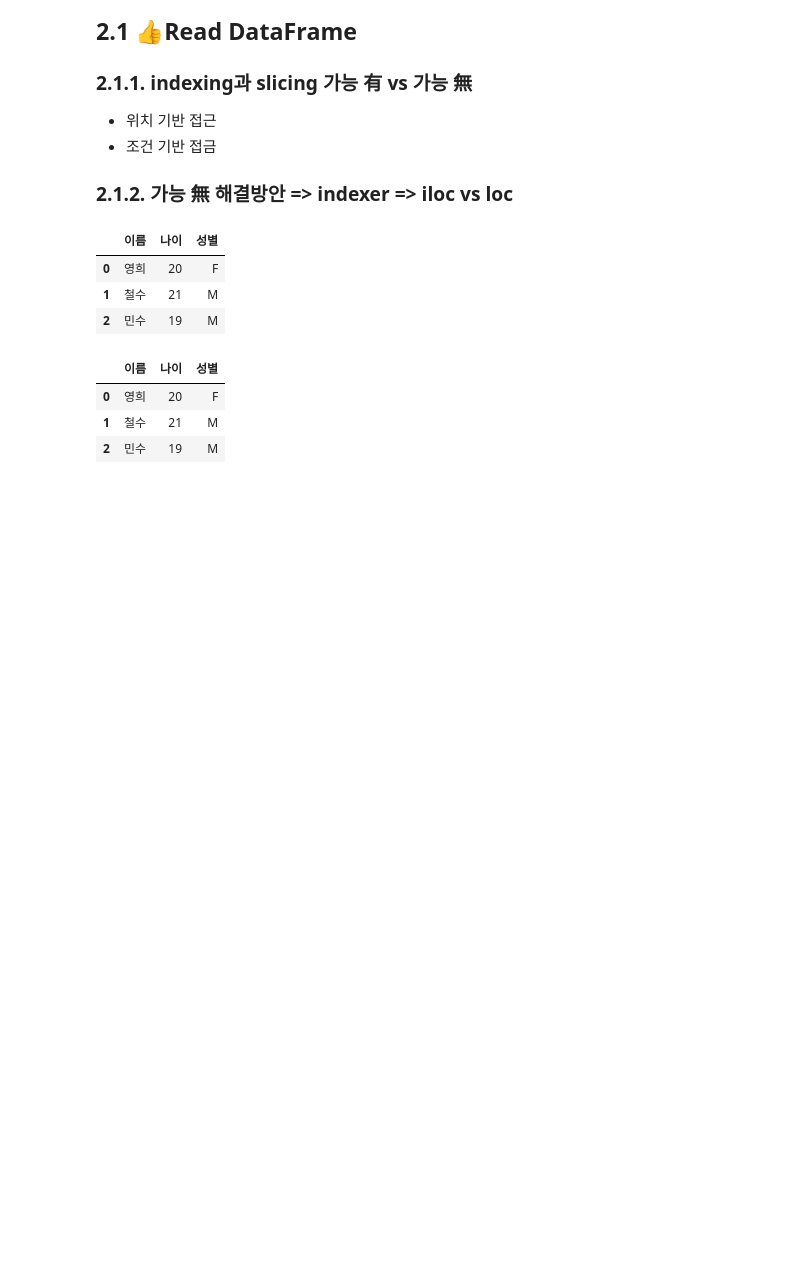
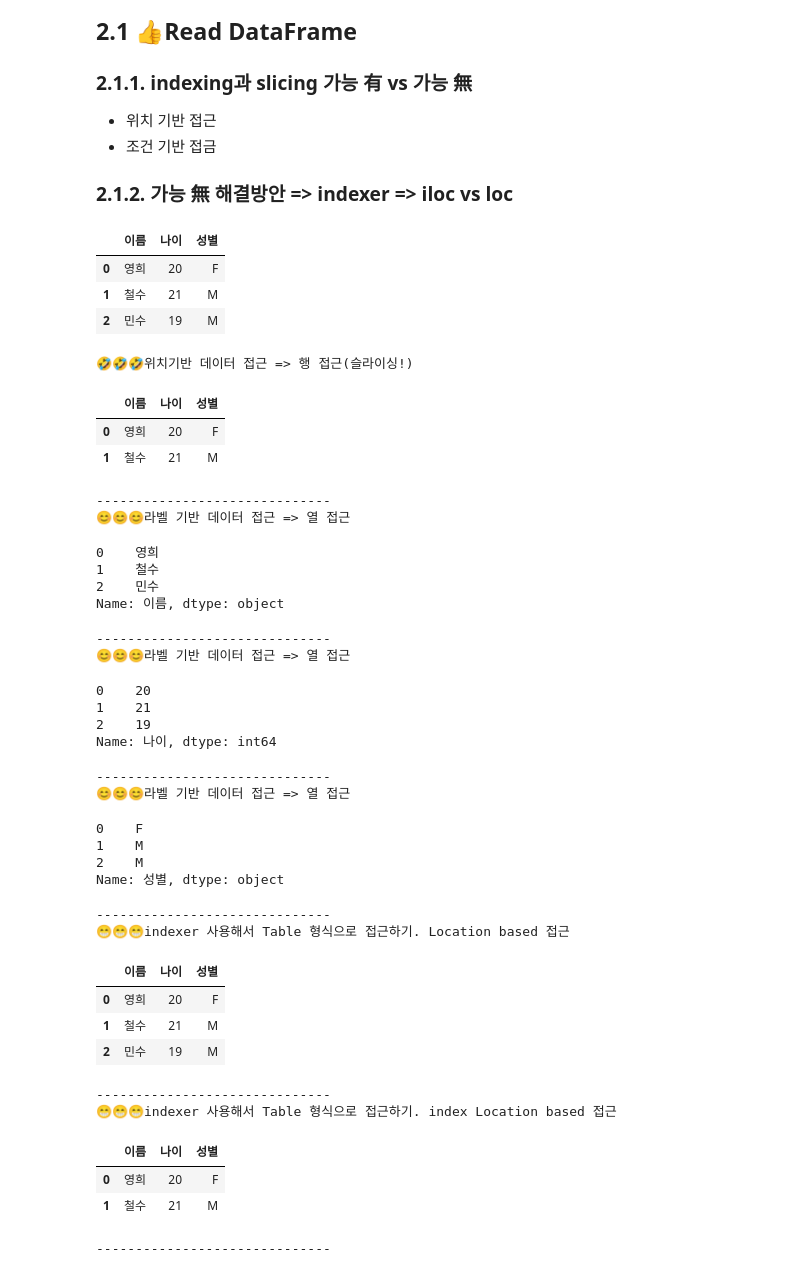
Before and after one commit to positivemultiplier/LG_DX_SCHOOL, a Jupyter notebook: 01_Foundation/python_lib/20250717_보충준비.ipynb, the cells around one changed output. Cells and saved outputs as stored; diff of their text form; code cells hidden in the pictures; blank space fills up the shorter version.

```diff
--- a/01_Foundation/python_lib/20250717_보충준비.ipynb
+++ b/01_Foundation/python_lib/20250717_보충준비.ipynb
@@ -131,11 +131,77 @@ display(df)
 | 2 | 민수 | 19 | M |
 # %%
 # 위치기반 데이터 접근 => 행 접근(슬라이싱!)
-df[0:2]
+print("🤣🤣🤣위치기반 데이터 접근 => 행 접근(슬라이싱!)")
+df[0:1]
+display(df[0:2])
+print("---"*10)
+
+
+# 라벨 기반 데이터 접근 => 열 접근
+print("😊😊😊라벨 기반 데이터 접근 => 열 접근")
+df["이름"]
+display(df["이름"])
+print("---"*10)
+
+
+print("😊😊😊라벨 기반 데이터 접근 => 열 접근")
 df["나이"]
+display(df["나이"])
+print("---"*10)
+
+
+print("😊😊😊라벨 기반 데이터 접근 => 열 접근")
+df["성별"]
+display(df["성별"])
+print("---"*10)
+
+
+
+
+# indexer 사용해서 Table 형식으로 접근하기. Location based 접근
+print("😁😁😁indexer 사용해서 Table 형식으로 접근하기. Location based 접근")
 df.loc[0:2, "이름": "성별"]  # loc는 라벨 기반 접근
+display(df.loc[0:2, "이름": "성별"])  # loc는 라벨 기반 접근
+print("---"*10)
+
+
+
+print("😁😁😁indexer 사용해서 Table 형식으로 접근하기. index Location based 접근")
+df.iloc[0:2, 0:3]  # iloc는 위치 기반 접근
+display(df.iloc[0:2, 0:3])  # iloc는 위치
+print("---"*10)
 # %% [output]
+🤣🤣🤣위치기반 데이터 접근 => 행 접근(슬라이싱!)
 |  | 이름 | 나이 | 성별 |
 | 0 | 영희 | 20 | F |
 | 1 | 철수 | 21 | M |
-| 2 | 민수 | 19 | M |
+------------------------------
+😊😊😊라벨 기반 데이터 접근 => 열 접근
+0    영희
+1    철수
+2    민수
+Name: 이름, dtype: object
+------------------------------
+😊😊😊라벨 기반 데이터 접근 => 열 접근
+0    20
+1    21
+2    19
+Name: 나이, dtype: int64
+------------------------------
+😊😊😊라벨 기반 데이터 접근 => 열 접근
+0    F
+1    M
+2    M
+Name: 성별, dtype: object
+------------------------------
+😁😁😁indexer 사용해서 Table 형식으로 접근하기. Location based 접근
+|  | 이름 | 나이 | 성별 |
+| 0 | 영희 | 20 | F |
+| 1 | 철수 | 21 | M |
+| 2 | 민수 | 19 | M |
+------------------------------
+😁😁😁indexer 사용해서 Table 형식으로 접근하기. index Location based 접근
+|  | 이름 | 나이 | 성별 |
+| 0 | 영희 | 20 | F |
+| 1 | 철수 | 21 | M |
+------------------------------
```
Also changed, not shown: parts of 1 cell of this notebook, 7 other files.
